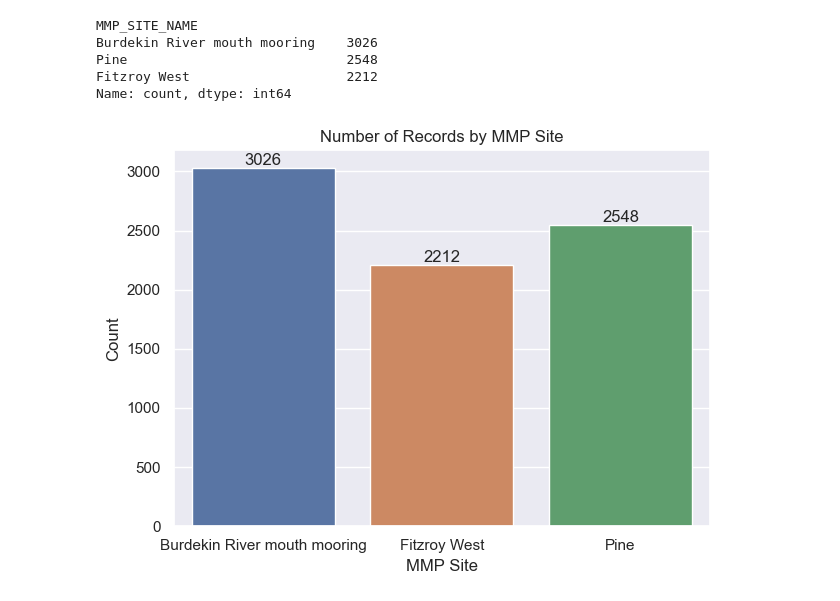
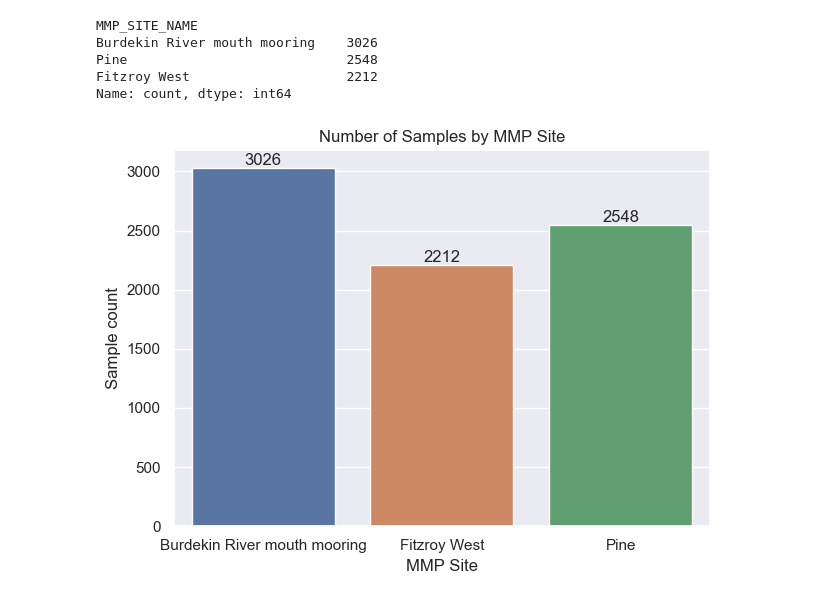
Before and after one commit to nadunchandrabahu/Australian_Coral_Reef_EDA, a Jupyter notebook: Australian_Coral_Reef_EDA.ipynb, the cells around one changed output. Saved outputs shown, nothing was run; the diff lists cells and outputs as text; code cells hidden in the pictures.

```diff
--- a/Australian_Coral_Reef_EDA.ipynb
+++ b/Australian_Coral_Reef_EDA.ipynb
@@ -62,21 +62,21 @@ Name: count, dtype: int64
 # %%
 #visualizing the above result using a countplot (basically a histogram)
 sns.set_theme(style="darkgrid", palette="deep")
 
 ax = sns.countplot(
     data=df,
     x="MMP_SITE_NAME",
     hue="MMP_SITE_NAME",
     legend=False
 )
 
 for container in ax.containers:
     ax.bar_label(container)
 
-plt.title("Number of Records by MMP Site")
+plt.title("Number of Samples by MMP Site")
 plt.xlabel("MMP Site")
-plt.ylabel("Count")
+plt.ylabel("Sample count")
 plt.tight_layout()
 plt.show()
 # %% [output]
-[figure, old version]
+[figure, new version]
```
